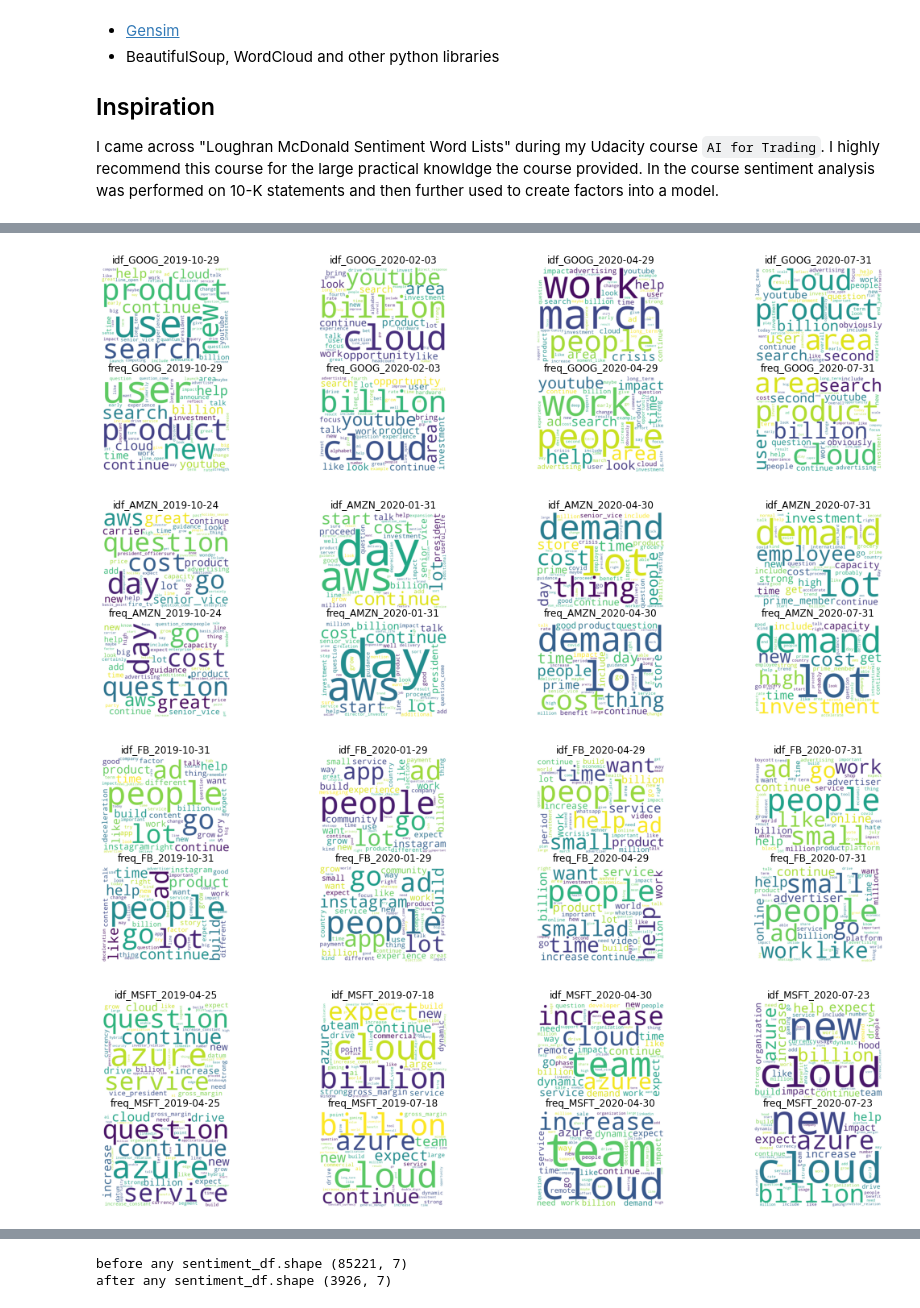
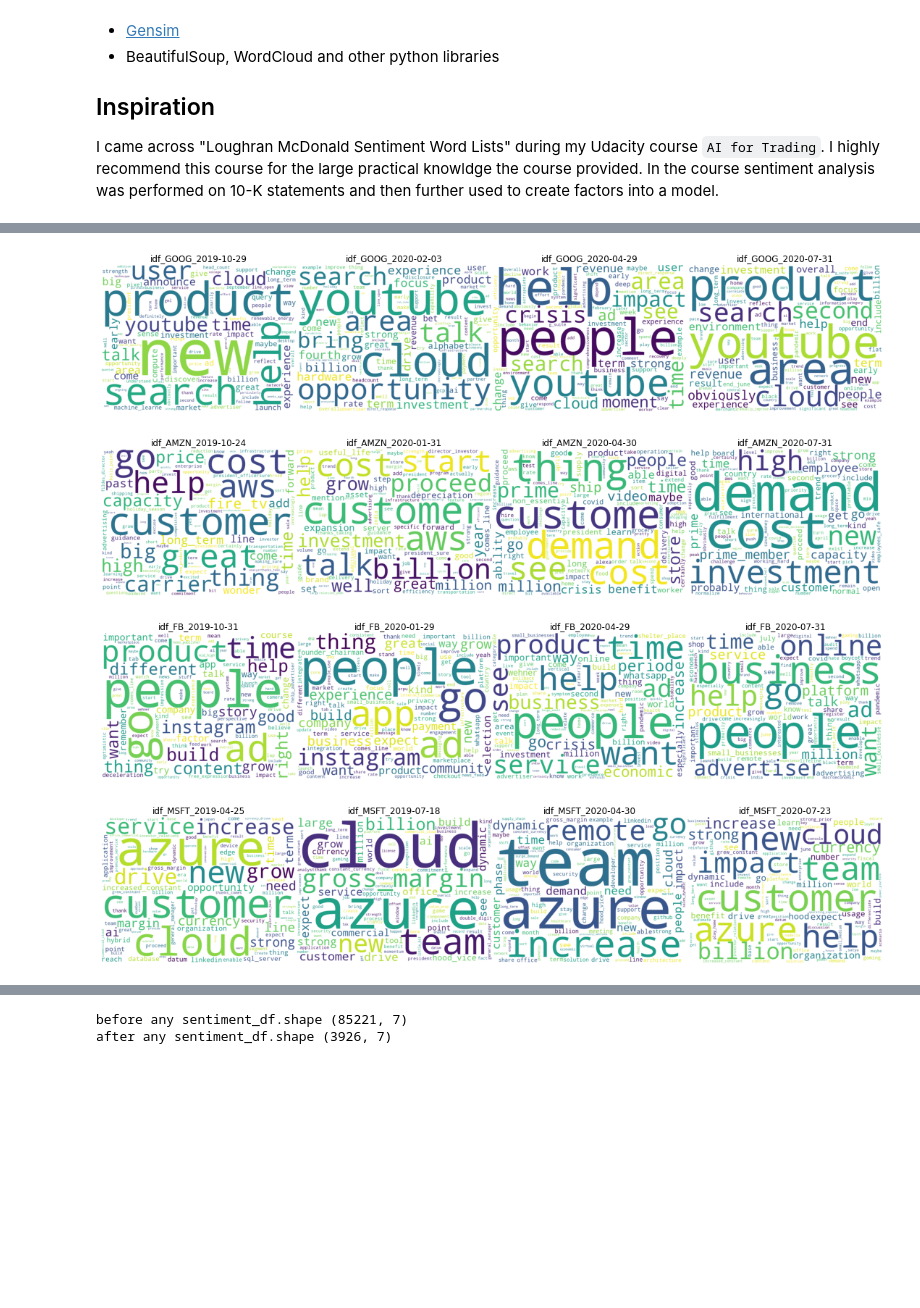
Before and after one commit to alsm6169/nlp_on_10k, a Jupyter notebook: nlp_tech_call_transcripts.ipynb, the cells around one changed output, grey strips where cells are left out. Drawn from its saved outputs; the diff is of its cells as text; code cells hidden in the pictures; blank space fills up the shorter version.

```diff
--- a/nlp_tech_call_transcripts.ipynb
+++ b/nlp_tech_call_transcripts.ipynb
@@ -180,22 +226,19 @@ for stopword in additional_stop_words:
 # %%
+additional_stop_words=['earnings_conference', 'thank_you',  'long_term'\
+                      'first_quarter', 'second_quarter', 'third_quarter', 'fourth_quarter', \
+                      'vice_president', 'senior_vice']
 def get_lemmatized_words(df_row):
     print(f"Processing {df_row['ticker']}, quarter: {df_row['quarter']}, year: {df_row['year']}")
     words = []
-    doc = nlp(df_row['plain_text'].lower())
+    doc = nlp((" ".join(df_row['words_ngrams']).lower()))
     for word in doc:
-        # print(word)
-
-        #if word.is_alpha and word.is_ascii and not word.is_stop and \
-        #    word.pos_ in ['NOUN', 'ADJ'] and word.lemma_ not in additional_stop_words:
-        #    words.append(word.lemma_)
-        if word.is_alpha and word.is_ascii and not word.is_stop and word.pos_ != "ADP" \
-            and word.ent_type_ != 'PERSON' and word.lemma_ not in additional_stop_words:
-            #if word.text == 'business':
-            #    print(word, word.is_stop, word.lemma_)
+        if word.lemma_ not in additional_stop_words:
             words.append(word.lemma_)
+        # if word.is_alpha and word.is_ascii and not word.is_stop and word.pos_ != "ADP" \
+        #    and word.ent_type_ != 'PERSON' and word.lemma_ not in additional_stop_words:
     return words
 # %%
-df['words'] = df.apply(get_lemmatized_words, axis=1)
+df['words_ngrams'] = df.apply(get_lemmatized_words, axis=1)
 # %% [output]
 Processing GOOG, quarter: q2, year: 2020
 Processing GOOG, quarter: q1, year: 2020
@@ -214,62 +257,49 @@ Processing MSFT, quarter: q1, year: 2020
 Processing MSFT, quarter: q4, year: 2019
 Processing MSFT, quarter: q3, year: 2019
 # %%
-bigram = gensim.models.Phrases(df['words'])
-df['words_ngrams'] = df['words'].apply(lambda x : bigram[x]) #bi-gram e.g. 'vice president'
+# bigram = gensim.models.Phrases(df['words'], min_count=2)
+#df['words_ngrams'] = df['words'].apply(lambda x : bigram[x]) #bi-gram e.g. 'vice president'
 # df['words_ngrams'] = df['words_ngrams'].apply(lambda x : bigram[x]) # tri-gram e.g. 'chief financial officer'
 # %%
 # create the transform
-tfidf_vectorizer = TfidfVectorizer(smooth_idf=True,use_idf=True, min_df=0.01)
-count_vectorizer = CountVectorizer(min_df=0.01)
+tfidf_vectorizer = TfidfVectorizer(smooth_idf=True,use_idf=True, min_df=0.025) #, max_df=0.75)
+count_vectorizer = CountVectorizer(min_df=0.01, max_df=0.75)
 # %%
 tickers = df['ticker'].unique().tolist()
 wc = WordCloud(width = 800, height = 600,
-                background_color ='white',
-                min_font_size = 10)
-wc2 = WordCloud(width = 800, height = 600,
                 background_color ='white',
                 min_font_size = 10)
 docs_joined = []
 num_tickers = len(tickers)
 for ticker in tickers:
 
     sub_df = df.loc[df['ticker']==ticker]
     sub_df = sub_df.sort_values('call_date',ascending=True)
     docs = sub_df['words_ngrams'].apply(lambda x: " ".join(x)).tolist()
     dates = sub_df['call_date'].tolist()
     num_dates = len(dates)
     # tokenize and build vocab
     idf_vector = tfidf_vectorizer.fit_transform(docs)
-    count_vector = count_vectorizer.fit_transform(docs)
     index=0
     fig = plt.figure(figsize=(15,15))
     for dt, doc in zip(dates, docs):
         docs_joined.extend(doc)
 
         df_idf = pd.DataFrame(idf_vector[index].T.toarray(), index=tfidf_vectorizer.get_feature_names(),columns=["idf_weights"])
-        dict_idf_top50 = df_idf.sort_values(by=['idf_weights'],ascending=False)[:50].to_dict()['idf_weights']
+        dict_idf_top50 = df_idf.sort_values(by=['idf_weights'],ascending=False)[:100].to_dict()['idf_weights']
 
-        df_counter = pd.DataFrame(count_vector[index].T.toarray(), index=count_vectorizer.get_feature_names(), columns=["word_freq"])
-        dict_counter_top50 = df_counter.sort_values(by=['word_freq'],ascending=False)[:50].to_dict()["word_freq"]
-
-        plt.subplot(2*num_tickers, num_dates,index+1).set_title("idf_" + ticker + "_" + str(dt.date()))
+        plt.subplot(1*num_tickers, num_dates,index+1).set_title("idf_" + ticker + "_" + str(dt.date()))
         wc.generate_from_frequencies(dict_idf_top50)
         # plot the WordCloud image
         plt.imshow(wc)
         plt.axis("off")
         plt.tight_layout(pad = 0)
 
-        plt.subplot(2*num_tickers, num_dates,index+num_dates+1).set_title("freq_" + ticker + "_" + str(dt.date()))
-        wc2.generate_from_frequencies(dict_counter_top50)
-        # plot the WordCloud image
-        plt.imshow(wc2)
-        plt.axis("off")
-        plt.tight_layout(pad = 0)
         index += 1
 
 plt.show()
 # %% [output]
-[figure, old version]
+[figure, new version]
-[figure, old version]
+[figure, new version]
-[figure, old version]
+[figure, new version]
-[figure, old version]
+[figure, new version]
```
Also changed, not shown: parts of 27 cells of this notebook.
